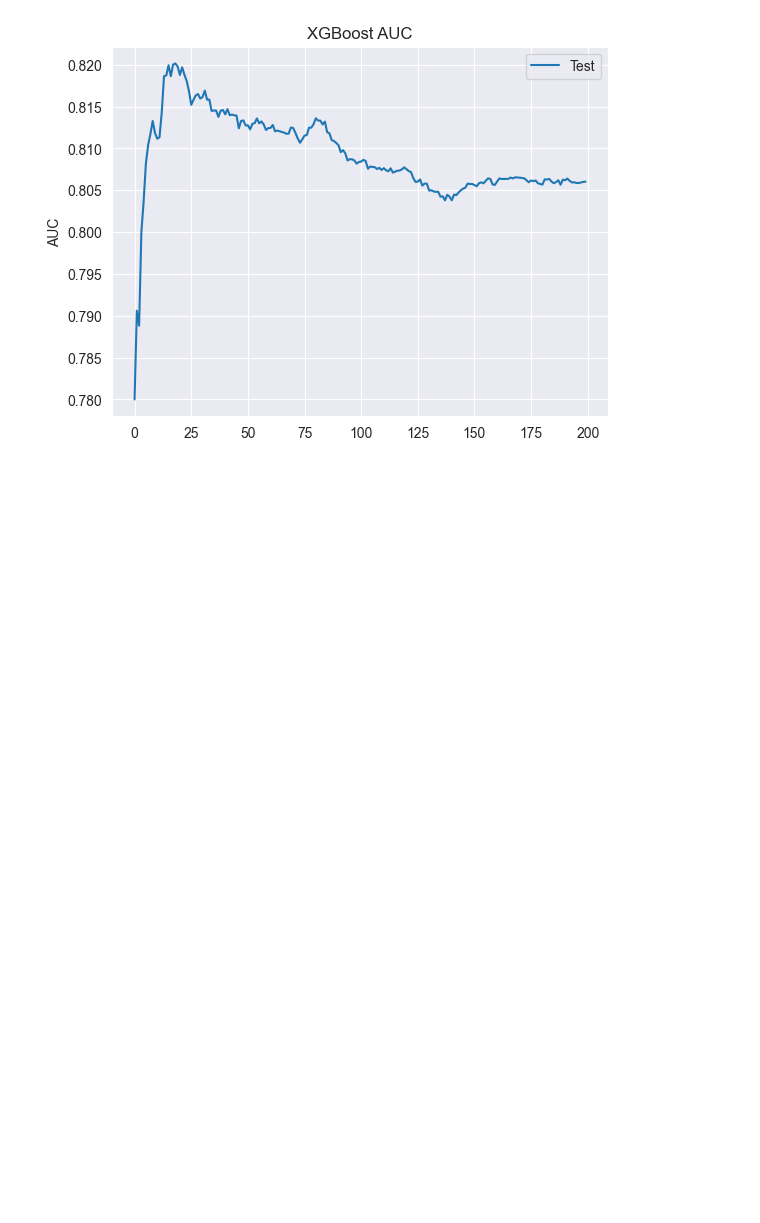
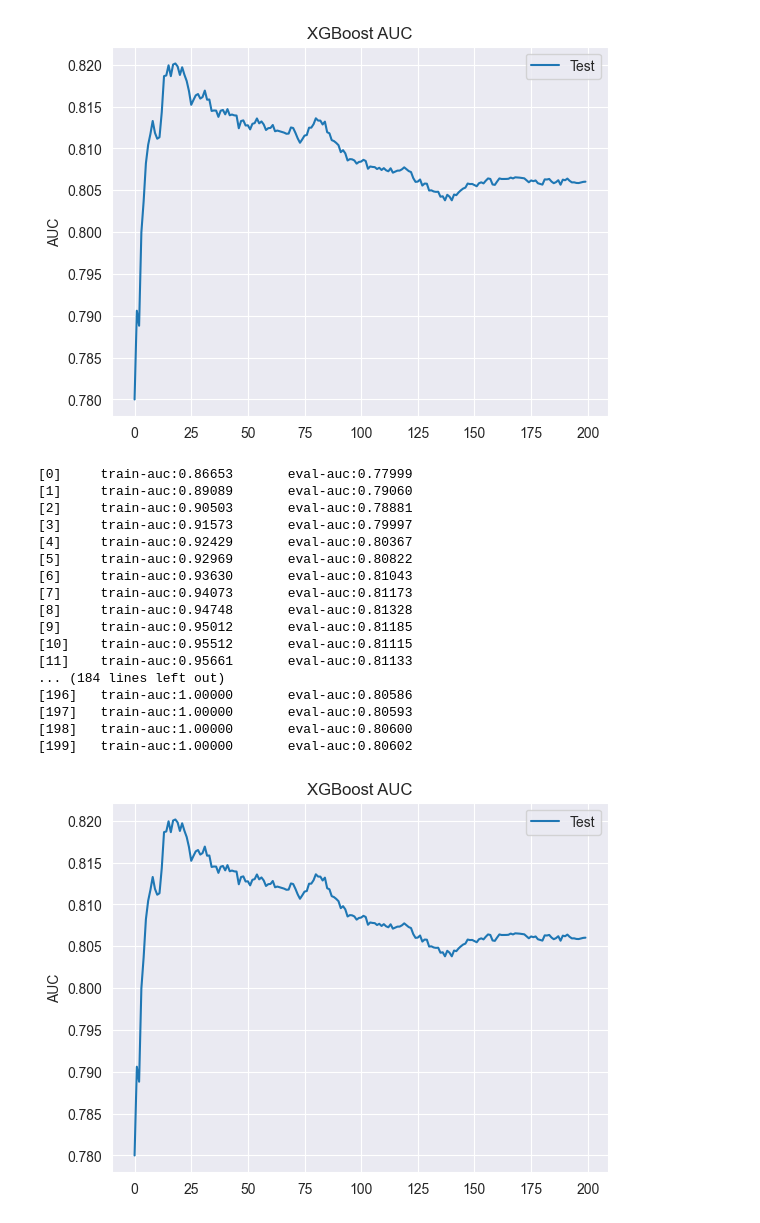
Before and after one commit to drone117/ml_zoomcamp, a Jupyter notebook: homework/06/credit_risk.ipynb, the cells around one changed output. Saved outputs shown, nothing was run; the diff lists cells and outputs as text; code cells hidden in the pictures; blank space fills up the shorter version.

```diff
--- a/homework/06/credit_risk.ipynb
+++ b/homework/06/credit_risk.ipynb
@@ -901,7 +901,8 @@ DecisionTreeClassifier(max_depth=6, min_samples_leaf=15)
 # %%
 from sklearn.ensemble import RandomForestClassifier
 # %%
-rf = RandomForestClassifier(n_estimators=10, random_state=1) # 10 models to train, random seed = 1 means estimators will always have same feature set
+rf = RandomForestClassifier(n_estimators=10,
+                            random_state=1)  # 10 models to train, random seed = 1 means estimators will always have same feature set
 rf.fit(X_train, y_train)
 # %% [output]
 RandomForestClassifier(n_estimators=10, random_state=1)
@@ -1016,9 +1017,10 @@ plt.legend()
 # Best value of min_sample_leaf is 3 according to graph
 leaf_count = 3
 # %%
-rf = RandomForestClassifier(n_estimators=n_estimators, max_depth=max_depth, min_samples_leaf=leaf_count, random_state=1, n_jobs=-1)
+rf = RandomForestClassifier(n_estimators=n_estimators, max_depth=max_depth, min_samples_leaf=leaf_count, random_state=1,
+                            n_jobs=-1)
 rf.fit(X_train, y_train)
-y_pred = rf.predict_proba(X_val)[:,1]
+y_pred = rf.predict_proba(X_val)[:, 1]
 auc = roc_auc_score(y_val, y_pred)
 # %%
 # Gradient Boost
@@ -1107,3 +1110,55 @@ plt.show()
 [figure]
 # %%
 # The best auc is ~20 iterations according to graph
+# %%
+# XGB parameter tuning
+xgb_params = {
+    "eta": 0.3,  # the learning rate
+    "max_depth": 6,  # size of a tree
+    "min_child_weight": 1,  # number of observations in leaf node
+    "objective": "binary:logistic",  # specify the objective of boosting - binary classification and logistic regression
+    "eval_metric": "auc",  # xgb finds the best parameters when training as we give it the metric to match
+    "nthread": 12,  # number of threads to use during training
+    "seed": 1,  # random seed
+    "verbosity": 1  # level of logger - 0 - error, 3 is a debug
+}
+# In-depth guide on parameters
+# 1. ETA - the Learning Rate
+# How much weight does the second model has when correcting the result of the first model.
+# Value of 1.0 means that g2 will try to correct 100% of failed predictions of model g1
+# This parameter is also known as size of step
+# %%
+evals_result = {}
+model = xgb.train(params=xgb_params, dtrain=dtrain, evals=watchlist, evals_result=evals_result, num_boost_round=200,
+                  verbose_eval=1)
+# Plotting the model result
+results = evals_result
+epochs = len(results["train"]["auc"])
+x_axis = range(0, epochs)
+fig, ax = plt.subplots()
+# ax.plot(x_axis, results["train"]["auc"], label="Train")
+ax.plot(x_axis, results["eval"]["auc"], label="Test")
+ax.legend()
+ax.xaxis.get_major_locator().set_params(integer=True)
+plt.ylabel("AUC")
+plt.title("XGBoost AUC")
+plt.show()
+# %% [output]
+[0]     train-auc:0.86653       eval-auc:0.77999
+[1]     train-auc:0.89089       eval-auc:0.79060
+[2]     train-auc:0.90503       eval-auc:0.78881
+[3]     train-auc:0.91573       eval-auc:0.79997
+[4]     train-auc:0.92429       eval-auc:0.80367
+[5]     train-auc:0.92969       eval-auc:0.80822
+[6]     train-auc:0.93630       eval-auc:0.81043
+[7]     train-auc:0.94073       eval-auc:0.81173
+[8]     train-auc:0.94748       eval-auc:0.81328
+[9]     train-auc:0.95012       eval-auc:0.81185
+[10]    train-auc:0.95512       eval-auc:0.81115
+[11]    train-auc:0.95661       eval-auc:0.81133
+... (184 lines left out)
+[196]   train-auc:1.00000       eval-auc:0.80586
+[197]   train-auc:1.00000       eval-auc:0.80593
+[198]   train-auc:1.00000       eval-auc:0.80600
+[199]   train-auc:1.00000       eval-auc:0.80602
+[figure, added]
```
Also changed, not shown: parts of 57 cells of this notebook.
